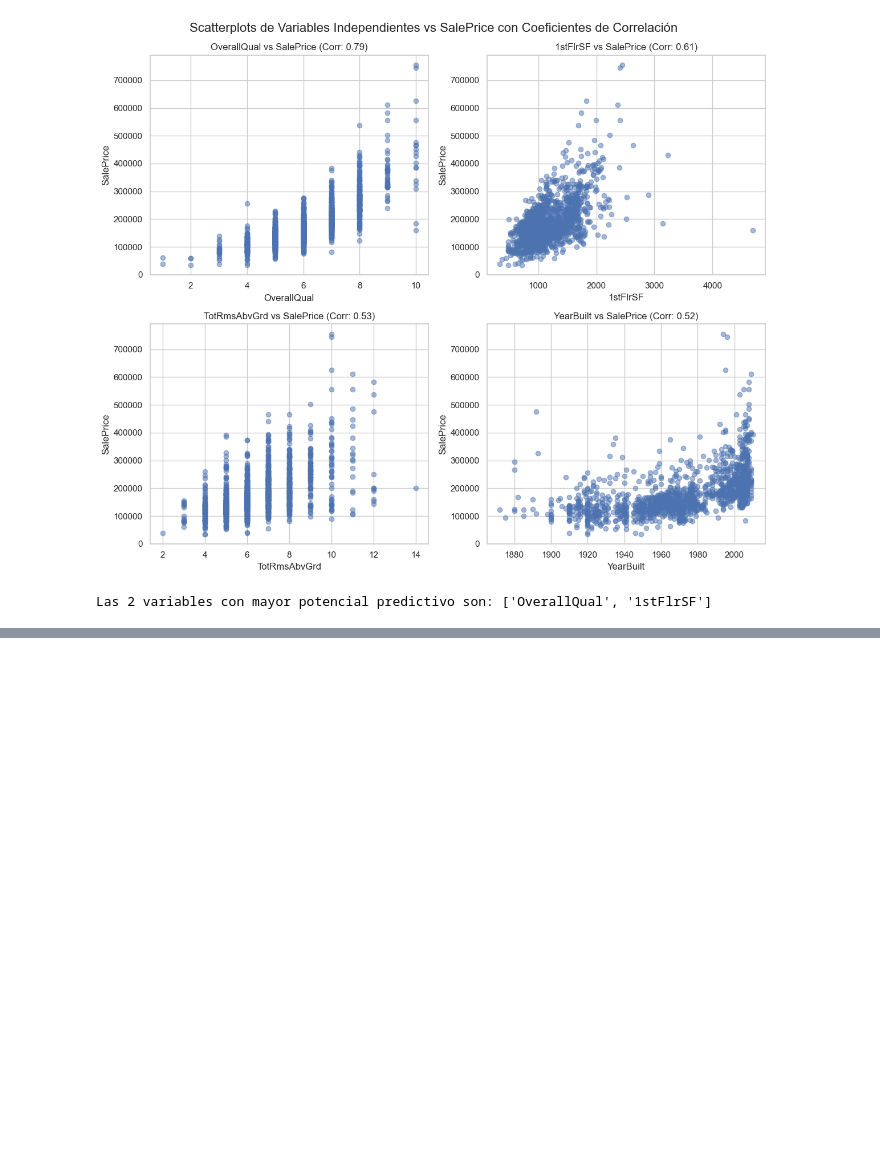
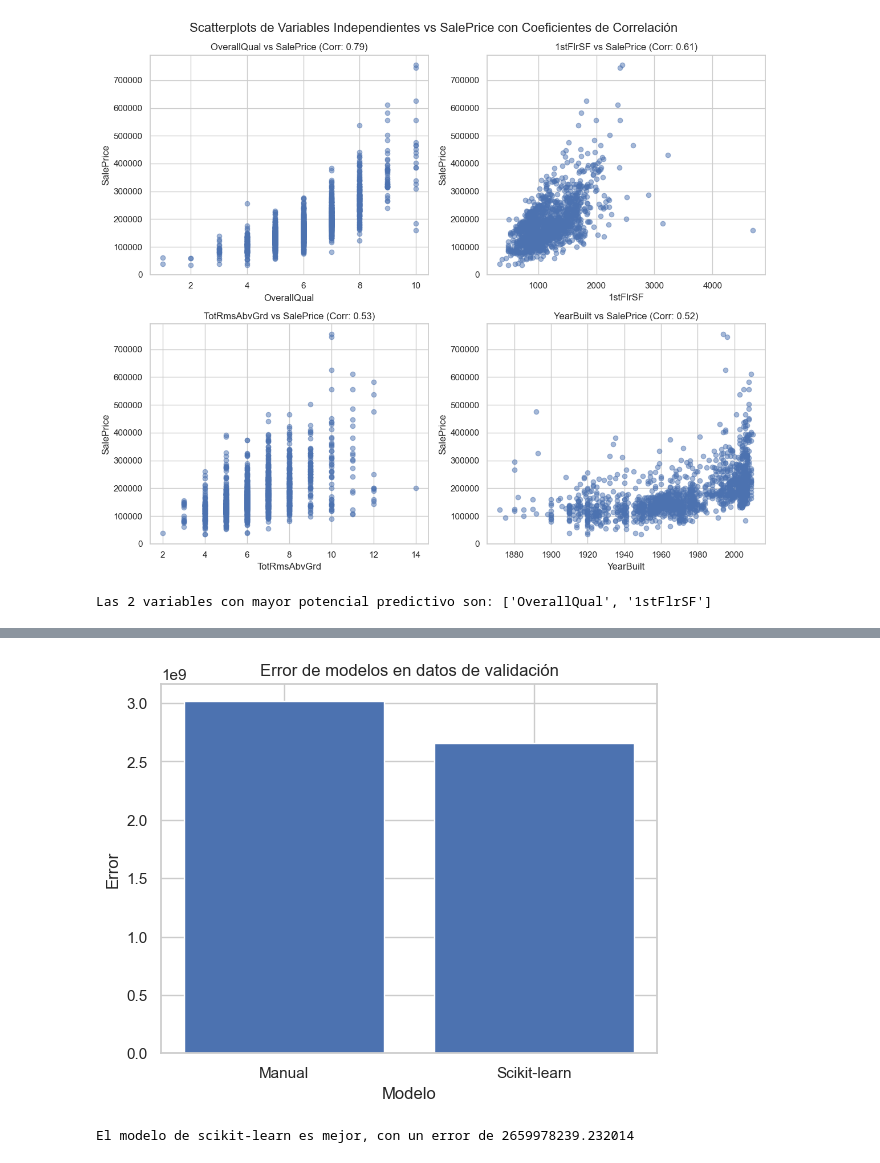
Before and after one commit to walteralexanderajtunpisquiy/PROYECTO1, a Jupyter notebook: ProyectoFinal.ipynb, the cells around one changed output, grey strips where cells are left out. Drawn from its saved outputs; the diff is of its cells as text; code cells hidden in the pictures; blank space fills up the shorter version.

```diff
--- a/ProyectoFinal.ipynb
+++ b/ProyectoFinal.ipynb
@@ -204,0 +311,32 @@ class LinearRegressionModel:
+# %%
+from sklearn.model_selection import train_test_split
+from sklearn.metrics import mean_squared_error
+
+# Dividir los datos en conjuntos de entrenamiento y validación
+x_train, x_val, y_train, y_val = train_test_split(df['OverallQual'].values, df['SalePrice'].values, test_size=0.2, random_state=42)
+
+# Predecir con el modelo entrenado manualmente
+pred_manual_val = model.predict(x_val)
+
+# Predecir con el modelo de scikit-learn
+pred_sklearn_val = model_sklearn.predict(x_val.reshape(-1, 1))
+
+# Calcular el error para cada modelo
+error_manual = mean_squared_error(y_val, pred_manual_val)
+error_sklearn = mean_squared_error(y_val, pred_sklearn_val)
+
+# Graficar el error de cada modelo
+plt.bar(['Manual', 'Scikit-learn'], [error_manual, error_sklearn])
+plt.title('Error de modelos en datos de validación')
+plt.xlabel('Modelo')
+plt.ylabel('Error')
+plt.show()
+
+# Concluir cuál modelo es mejor
+if error_manual < error_sklearn:
+    print('El modelo entrenado manualmente es mejor, con un error de', error_manual)
+else:
+    print('El modelo de scikit-learn es mejor, con un error de', error_sklearn)
+# %% [output]
+[figure, added]
+El modelo de scikit-learn es mejor, con un error de 2659978239.232014
```
Also changed, not shown: parts of 17 cells of this notebook.
